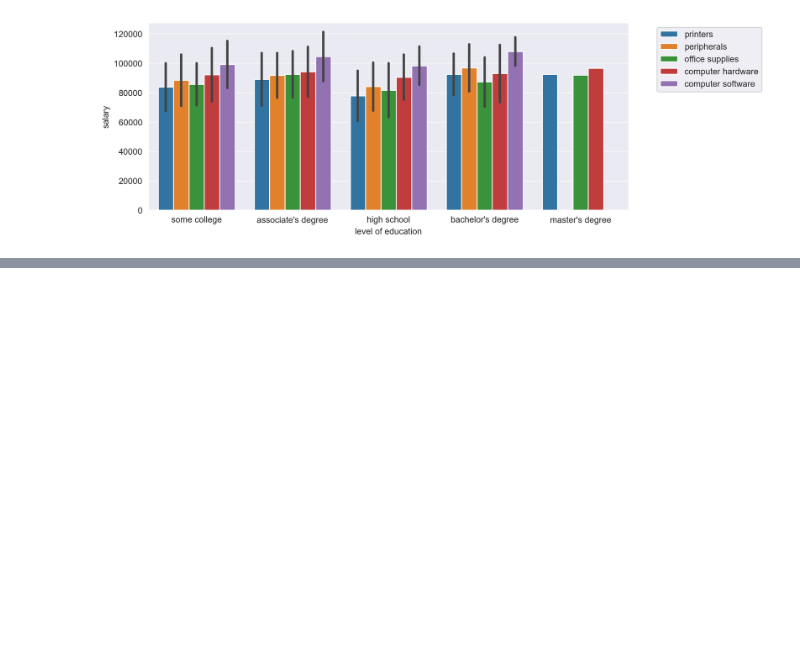
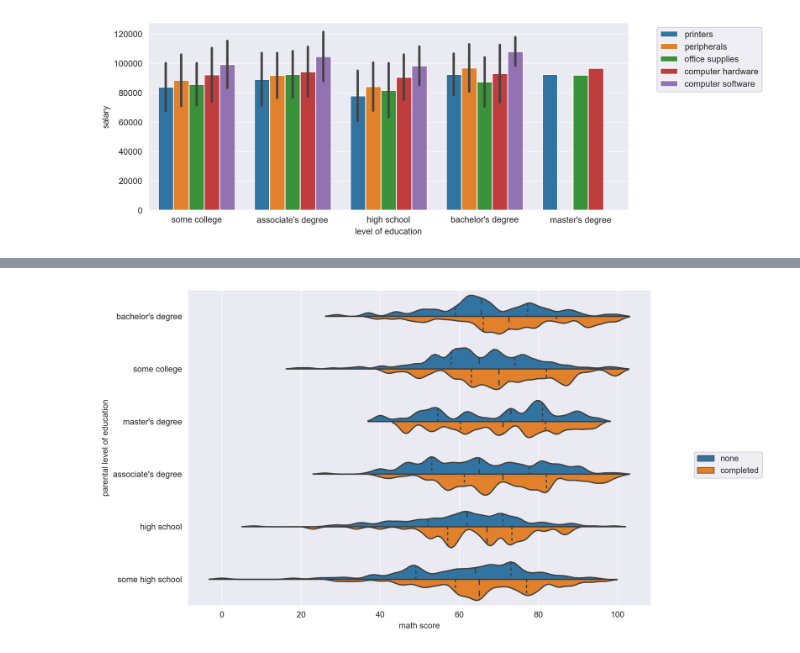
Before and after one commit to kinwong/Udemy-Machine-Learning-Data-Science-Masterclass, a Jupyter notebook: seaborn.ipynb, the cells around one changed output, grey strips where cells are left out. Saved outputs shown, nothing was run; the diff lists cells and outputs as text; code cells hidden in the pictures; blank space fills up the shorter version.

```diff
--- a/seaborn.ipynb
+++ b/seaborn.ipynb
@@ -44,0 +61,6 @@ plt.legend(bbox_to_anchor=(1.05, 1));
+# %%
+fig = plt.figure(figsize=(10,7),dpi=240)
+sns.violinplot(data=df, x='math score', y='parental level of education', hue='test preparation course', split=True, inner='quartile', bw=0.1);
+plt.legend(bbox_to_anchor=(1.25, 0.5));
+# %% [output]
+[figure, added]
```
Also changed, not shown: parts of 8 cells of this notebook.
